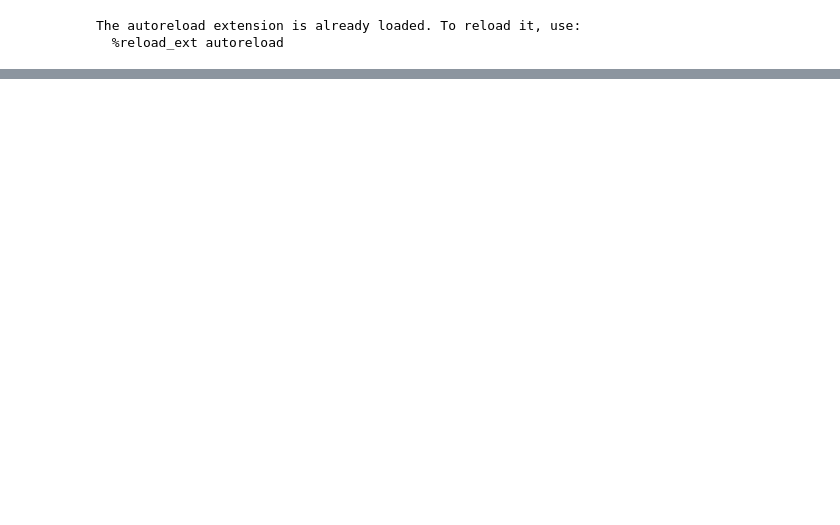
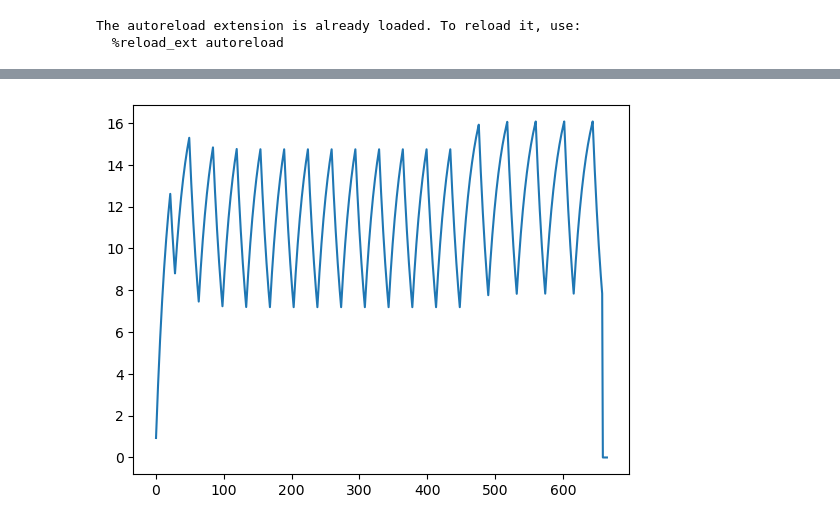
Before and after one commit to tony1747/patient-informed-decision-tool, a Jupyter notebook: main.ipynb, the cells around one changed output, grey strips where cells are left out. Cells and saved outputs as stored; diff of their text form; code cells hidden in the pictures; blank space fills up the shorter version.

```diff
--- a/main.ipynb
+++ b/main.ipynb
@@ -60,0 +66,5 @@ plt.title("Cost vs Benefit for All Treatment Schedules");
+# %%
+for i in range(1):
+    plt.plot(sols[i]["toxicity_sol"])
+# %% [output]
+[figure, added]
```
Also changed, not shown: parts of 6 cells of this notebook, 5 other files.
